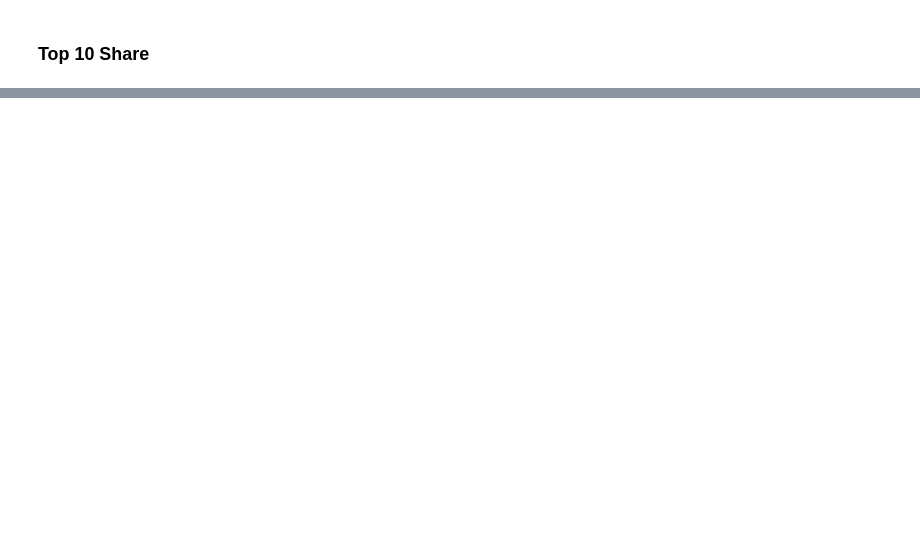
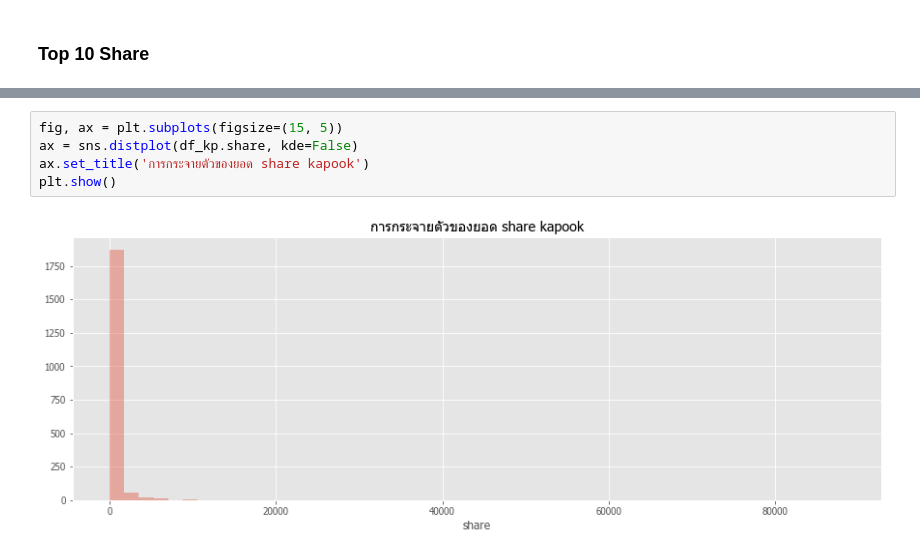
Before and after one commit to pacharapol4066/DL_News_Crawler, a Jupyter notebook: descriptive_EDA.ipynb, the cells around one changed output, grey strips where cells are left out. Drawn from its saved outputs; the diff is of its cells as text; blank space fills up the shorter version.

```diff
--- a/descriptive_EDA.ipynb
+++ b/descriptive_EDA.ipynb
@@ -230,0 +314,7 @@ df_plotViz.sort_values(by='totalShare',ascending=False).head(10)
+# %%
+fig, ax = plt.subplots(figsize=(15, 5))
+ax = sns.distplot(df_kp.share, kde=False)
+ax.set_title('การกระจายตัวของยอด share kapook')
+plt.show()
+# %% [output]
+[figure, added]
```
Also changed, not shown: parts of 39 cells of this notebook, 6 other files.
